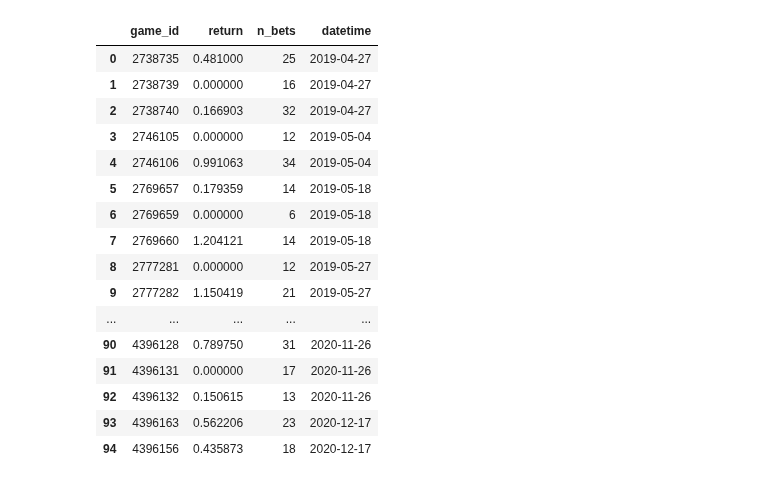
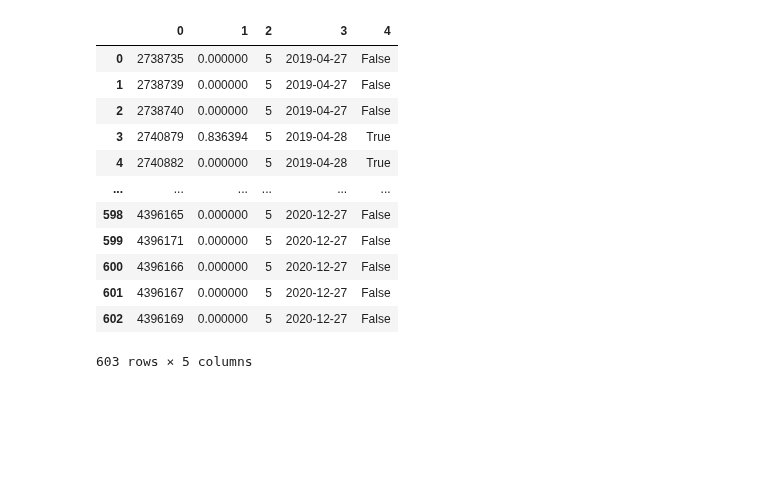
Before and after one commit to MarcosAugusto47/soccer-betting-strategy, a Jupyter notebook: plot.ipynb, the cells around one changed output. Saved outputs shown, nothing was run; the diff lists cells and outputs as text; code cells hidden in the pictures; blank space fills up the shorter version.

```diff
--- a/plot.ipynb
+++ b/plot.ipynb
@@ -4,35 +4,34 @@ import pandas as pd
 pd.set_option('display.max_rows', 100)
 # %%
 #track_record = pd.read_csv('track_record_count_150_powell_01.csv')
-track_record = pd.read_csv('track_record_count_200_powell_01_onlydates_with_bets_between80-20_all_time_serie.csv')
+#track_record = pd.read_csv('experiments/track_record_count_200_powell_01_onlydates_with_bets_between80-20_all_time_serie.csv')
+#track_record = pd.read_csv('experiments/main_callback.csv')
+track_record = pd.read_csv('experiments/parallel_test.csv')
+#track_record = pd.read_csv('just_a_test.csv')
 
 #track_record['return2'] = track_record['return'].shift(fill_value=0)-1
 #track_record['return2'] = track_record['return'] - 1
 #track_record['return3'] = track_record['return'] + track_record['return'].shift(fill_value=0)-1
 #track_record['return3'] = track_record['return'] + track_record['return'].shift(fill_value=0)-1
 #track_record['return4'] = track_record['return2'].cumsum()
 
-set_inital = pd.DataFrame({'game_id': ["0000000"], "return": [1]})
+#set_inital = pd.DataFrame({'game_id': ["0000000"], "return": [1]})
 
 #track_record = pd.concat([set_inital, track_record]).reset_index(drop=True)
 #track_record['stake'] = track_record['return'].shift(fill_value=1)
 #track_record['return_shifted'] = track_record['return'].shift(periods=-1)
 track_record
 # %% [output]
-|  | game_id | return | n_bets | datetime |
-| 0 | 2738735 | 0.481000 | 25 | 2019-04-27 |
-| 1 | 2738739 | 0.000000 | 16 | 2019-04-27 |
-| 2 | 2738740 | 0.166903 | 32 | 2019-04-27 |
-| 3 | 2746105 | 0.000000 | 12 | 2019-05-04 |
-| 4 | 2746106 | 0.991063 | 34 | 2019-05-04 |
-| 5 | 2769657 | 0.179359 | 14 | 2019-05-18 |
-| 6 | 2769659 | 0.000000 | 6 | 2019-05-18 |
-| 7 | 2769660 | 1.204121 | 14 | 2019-05-18 |
-| 8 | 2777281 | 0.000000 | 12 | 2019-05-27 |
-| 9 | 2777282 | 1.150419 | 21 | 2019-05-27 |
-| ... | ... | ... | ... | ... |
-| 90 | 4396128 | 0.789750 | 31 | 2020-11-26 |
-| 91 | 4396131 | 0.000000 | 17 | 2020-11-26 |
-| 92 | 4396132 | 0.150615 | 13 | 2020-11-26 |
-| 93 | 4396163 | 0.562206 | 23 | 2020-12-17 |
-| 94 | 4396156 | 0.435873 | 18 | 2020-12-17 |
+|  | 0 | 1 | 2 | 3 | 4 |
+| 0 | 2738735 | 0.000000 | 5 | 2019-04-27 | False |
+| 1 | 2738739 | 0.000000 | 5 | 2019-04-27 | False |
+| 2 | 2738740 | 0.000000 | 5 | 2019-04-27 | False |
+| 3 | 2740879 | 0.836394 | 5 | 2019-04-28 | True |
+| 4 | 2740882 | 0.000000 | 5 | 2019-04-28 | True |
+| ... | ... | ... | ... | ... | ... |
+| 598 | 4396165 | 0.000000 | 5 | 2020-12-27 | False |
+| 599 | 4396171 | 0.000000 | 5 | 2020-12-27 | False |
+| 600 | 4396166 | 0.000000 | 5 | 2020-12-27 | False |
+| 601 | 4396167 | 0.000000 | 5 | 2020-12-27 | False |
+| 602 | 4396169 | 0.000000 | 5 | 2020-12-27 | False |
+603 rows × 5 columns
```
Also changed, not shown: parts of 11 cells of this notebook, 14 other files.
